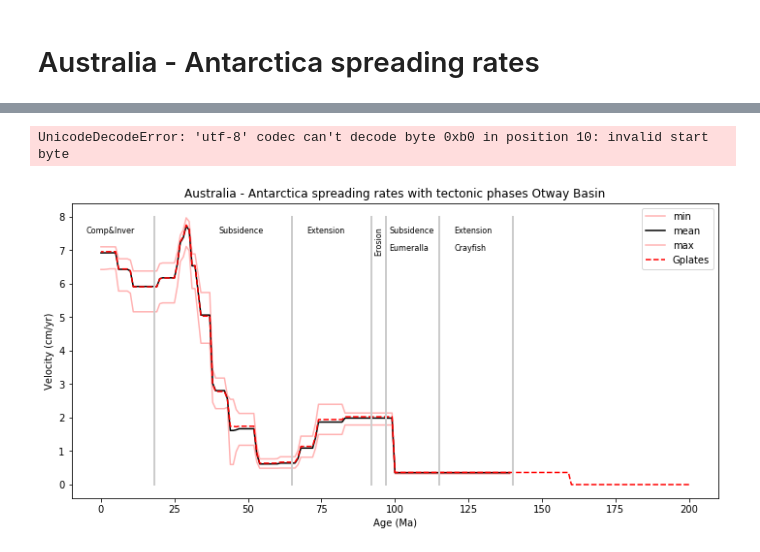
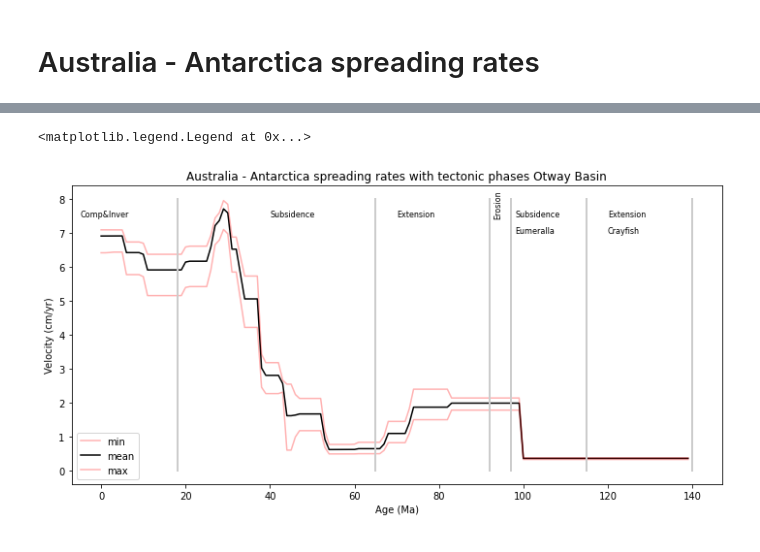
Before and after one commit to saraemp/pygplates-tutorials, a Jupyter notebook: SEMP_codes/pyGplates_2019/Australia-Antarctica spreading rates_140319_SM_clean.ipynb, the cells around one changed output, grey strips where cells are left out. Cells and saved outputs as stored; diff of their text form; code cells hidden in the pictures.

```diff
--- a/SEMP_codes/pyGplates_2019/Australia-Antarctica spreading rates_140319_SM_clean.ipynb
+++ b/SEMP_codes/pyGplates_2019/Australia-Antarctica spreading rates_140319_SM_clean.ipynb
@@ -52,11 +50,9 @@ ax.add_feature(ft)
 # %%
 import pandas as pd
-#Gplates_spreadingrates=
-Gplates_SR=pd.read_csv('./Gplates_AnAu.csv')
-#print Gplates_SR.columns
-df = pd.DataFrame(Gplates_SR, columns = Gplates_SR.columns)
+# #Gplates_spreadingrates=
+# Gplates_SR=pd.read_csv('./Gplates_AnAu.csv')
+# #print Gplates_SR.columns
+# df = pd.DataFrame(Gplates_SR, columns = Gplates_SR.columns)
-# %% [output]
-UnicodeDecodeError: 'utf-8' codec can't decode byte 0xb0 in position 10: invalid start byte
 # %%
 SW_coast=pd.read_csv('./Southern_AUcoast.csv', header=None)
 # %%
@@ -79,7 +75,7 @@ lats_out = np.empty((reconstruction_times.size, npts))
 vels_out = np.empty((reconstruction_times.size, npts))
 
 for t, reconstruction_time in enumerate(reconstruction_times):
-    out_data = calculate_velocities(rotation_filename, point_features, 1, reconstruction_time, anchor_plate_id=802)
+    out_data = calculate_velocities(rotation_filename, point_features, 1, float(reconstruction_time), anchor_plate_id=802)
     tlon, tlat, vel, ovel, arc, oarc, plateID = np.array(out_data).T
 
     lons_out[t] = tlon
@@ -96,31 +92,31 @@ for i in range(0,r,1):
 # %%
 fig = plt.figure(figsize=(10,5))
 ax = fig.add_subplot(111, xlabel='Age (Ma)', ylabel='Velocity (cm/yr)')
 #label=["Victoria", "Central Australia", "NW Australia"]
 
 #for pt in range(npts):
 plt.plot(reconstruction_times, vels_matrix[:,0], color=(1, 0, 0,0.3 ), label="min")
 plt.plot(reconstruction_times, vels_matrix[:,1], color=(0, 0, 0, 1),label="mean")
 plt.plot(reconstruction_times, vels_matrix[:,2],color=(1, 0, 0, 0.3), label="max")
-plt.plot(df.Time_Ma, df.V_mag_cm_yr, '--', color=(1, 0, 0, 1), label="Gplates")
+# plt.plot(df.Time_Ma, df.V_mag_cm_yr, '--', color=(1, 0, 0, 1), label="Gplates")
 #Adding tectonic phases Otway Basin
 ul=[18,65,92,97,115,140] #These are the ages of the tectonic phases in Ma
-#This is not that elegant, it is ploting vertical lines ar a given x from a range in y
+#This is not that elegant, it is ploting vertical lines at a given x from a range in y
 for i in range(0,len(ul),1):
     plt.plot([ul[i],ul[i]], [ 0,8],  color=(.8, 0.8, 0.8, ), lw=2)
 fs=8
-plt.axvline(ul)#try this
 plt.text(120,7, "Crayfish", fontsize=fs)
 plt.text(120,7.5, "Extension", fontsize=fs)
 plt.text(98, 7, "Eumeralla", fontsize=fs)
 plt.text(98, 7.5, "Subsidence", fontsize=fs)
 plt.text(93, 7.5, "Erosion", fontsize=fs, rotation=90)
 plt.text(70, 7.5, "Extension", fontsize=fs)
 plt.text(40, 7.5, "Subsidence", fontsize=fs)
 plt.text(-5, 7.5, "Comp&Inver", fontsize=fs)
 plt.tight_layout()
 plt.title("Australia - Antarctica spreading rates with tectonic phases Otway Basin")
 ax.legend()
-plt.savefig("./AUAntarctica_spreading_rates&tectonics_OtwayBasin.pdf")
+#plt.savefig("./AUAntarctica_spreading_rates&tectonics_OtwayBasin.pdf")
 # %% [output]
+<matplotlib.legend.Legend at 0x...>
-[figure, old version]
+[figure, new version]
```
Also changed, not shown: parts of 2 cells of this notebook.
